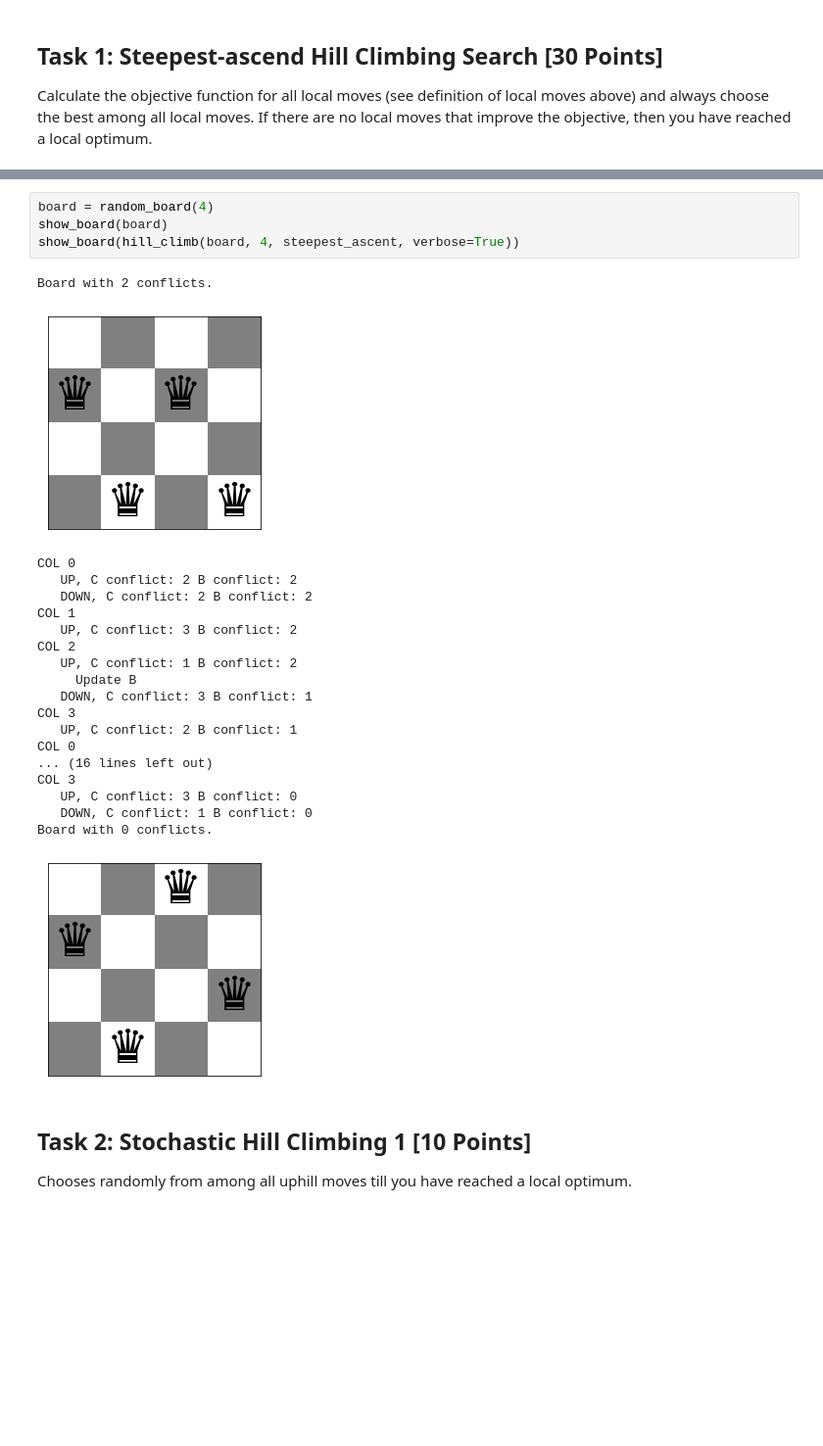
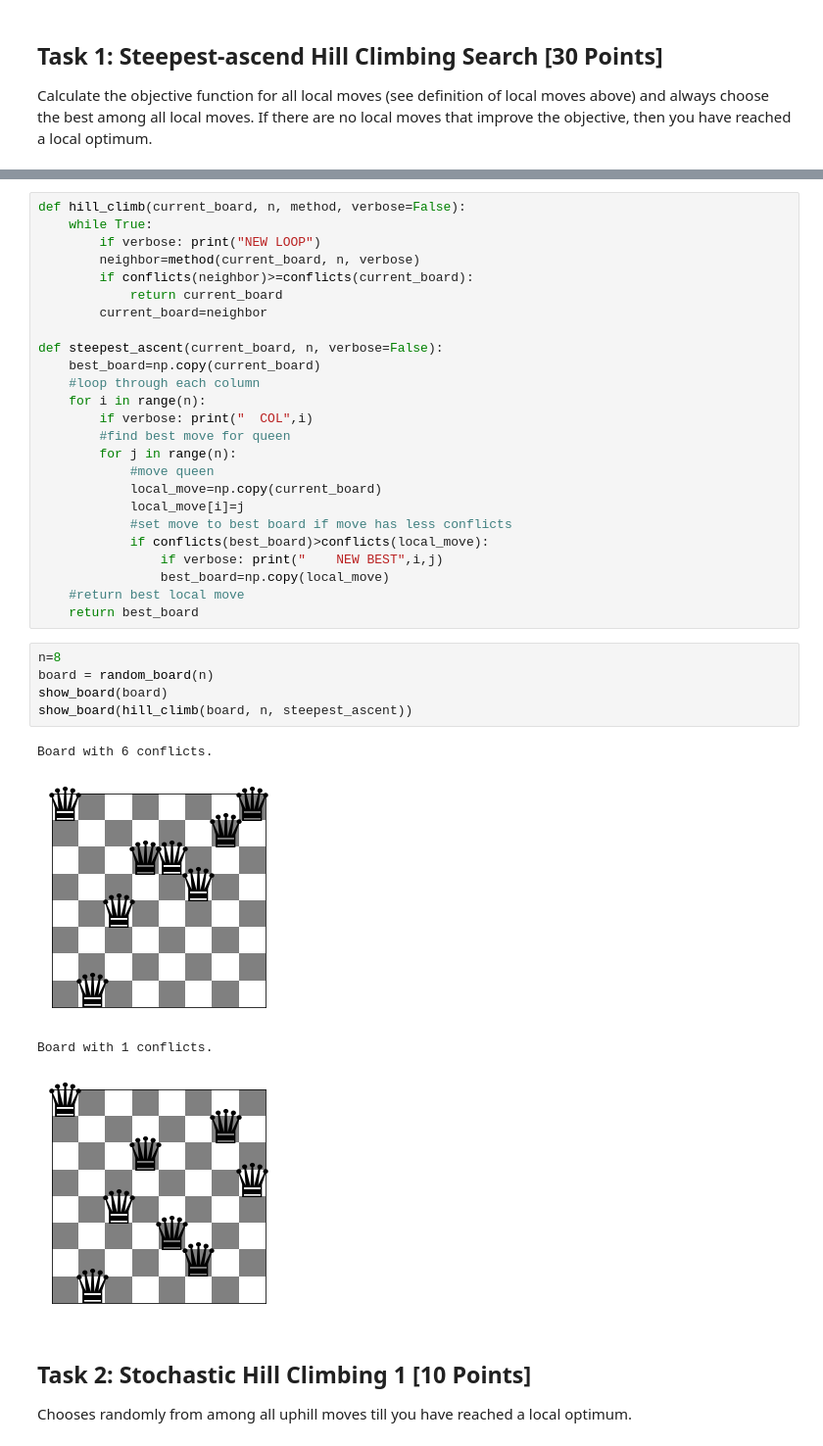
Before and after one commit to kirkwat/artificial-intelligence, a Jupyter notebook: assignment_4/n_queens.ipynb, the cells around one changed output, grey strips where cells are left out. Shown: that part at 98% size. Cells and saved outputs as stored; diff of their text form; blank space fills up the shorter version.

Commit message:
fix steepest ascent

```diff
--- a/assignment_4/n_queens.ipynb
+++ b/assignment_4/n_queens.ipynb
@@ -175,28 +126,38 @@ def steepest_ascent(current_board, n, verbose=False):
+# %%
+def hill_climb(current_board, n, method, verbose=False):
+    while True:
+        if verbose: print("NEW LOOP")
+        neighbor=method(current_board, n, verbose)
+        if conflicts(neighbor)>=conflicts(current_board):
+            return current_board
+        current_board=neighbor
+
+def steepest_ascent(current_board, n, verbose=False):
+    best_board=np.copy(current_board)
+    #loop through each column
+    for i in range(n):
+        if verbose: print("  COL",i)
+        #find best move for queen
+        for j in range(n):
+            #move queen
+            local_move=np.copy(current_board)
+            local_move[i]=j
+            #set move to best board if move has less conflicts
+            if conflicts(best_board)>conflicts(local_move):
+                if verbose: print("    NEW BEST",i,j)
+                best_board=np.copy(local_move)
+    #return best local move
+    return best_board
 # %%
-board = random_board(4)
+n=8
+board = random_board(n)
 show_board(board)
-show_board(hill_climb(board, 4, steepest_ascent, verbose=True))
+show_board(hill_climb(board, n, steepest_ascent))
 # %% [output]
-Board with 2 conflicts.
+Board with 6 conflicts.
-[figure, old version]
+[figure, new version]
-COL 0
-   UP, C conflict: 2 B conflict: 2
-   DOWN, C conflict: 2 B conflict: 2
-COL 1
-   UP, C conflict: 3 B conflict: 2
-COL 2
-   UP, C conflict: 1 B conflict: 2
-     Update B
-   DOWN, C conflict: 3 B conflict: 1
-COL 3
-   UP, C conflict: 2 B conflict: 1
-COL 0
-... (16 lines left out)
-COL 3
-   UP, C conflict: 3 B conflict: 0
-   DOWN, C conflict: 1 B conflict: 0
-Board with 0 conflicts.
+Board with 1 conflicts.
-[figure, old version]
+[figure, new version]
 # %% [markdown]
 ## Task 2: Stochastic Hill Climbing 1 [10 Points]
 
```
Also changed, not shown: parts of 4 cells of this notebook.
